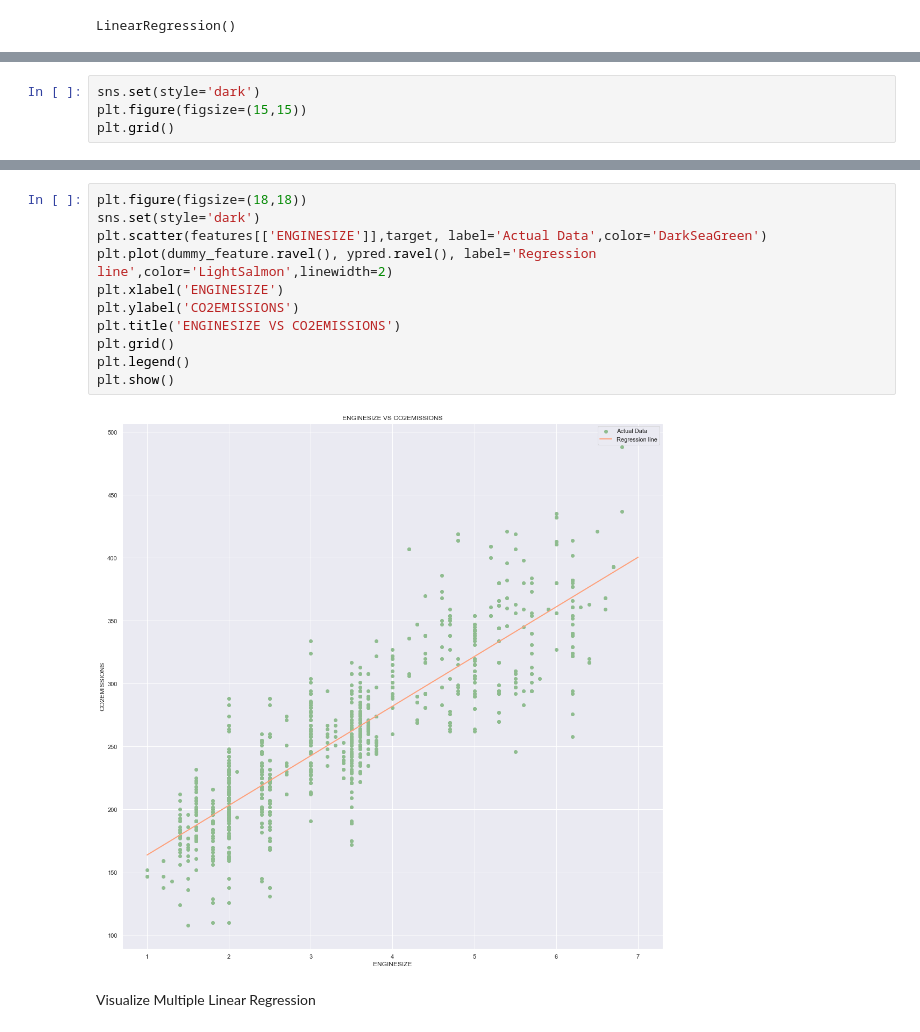
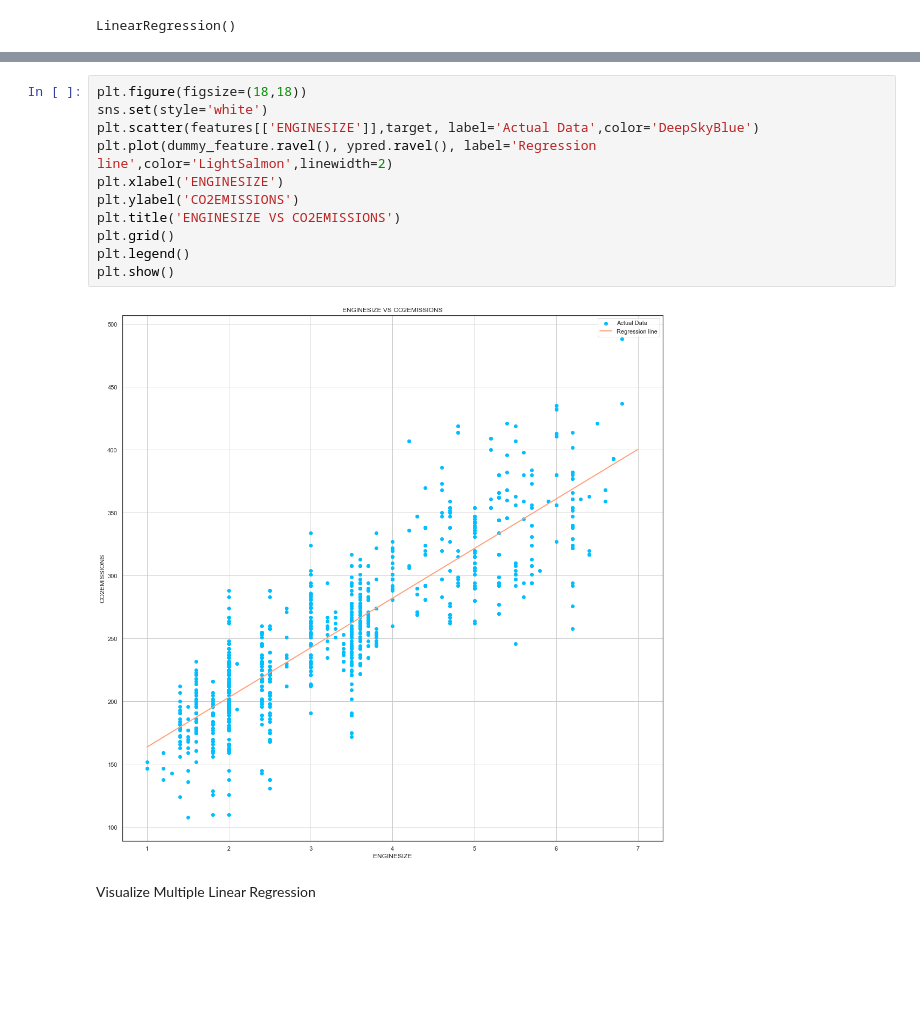
Before and after one commit to Rasel-25/ML, a Jupyter notebook: LinearRegression/Fuel Consumption/Linear_Regression.ipynb, the cells around one changed output, grey strips where cells are left out. Drawn from its saved outputs; the diff is of its cells as text; blank space fills up the shorter version.

```diff
--- a/LinearRegression/Fuel Consumption/Linear_Regression.ipynb
+++ b/LinearRegression/Fuel Consumption/Linear_Regression.ipynb
@@ -574,7 +743,3 @@ array([163.81439263, 165.00355464, 166.19271665, 167.38187866,
        387.37685041, 388.56601242, 389.75517443, 390.94433644,
        392.13349845, 393.32266046, 394.51182247, 395.70098448,
        396.89014649, 398.0793085 , 399.26847051, 400.45763252])
-# %%
-sns.set(style='dark')
-plt.figure(figsize=(15,15))
-plt.grid()
@@ -583,16 +746,16 @@ plt.grid()
 # %%
 plt.figure(figsize=(18,18))
-sns.set(style='dark')
-plt.scatter(features[['ENGINESIZE']],target, label='Actual Data',color='DarkSeaGreen')
+sns.set(style='white')
+plt.scatter(features[['ENGINESIZE']],target, label='Actual Data',color='DeepSkyBlue')
 plt.plot(dummy_feature.ravel(), ypred.ravel(), label='Regression line',color='LightSalmon',linewidth=2)
 plt.xlabel('ENGINESIZE')
 plt.ylabel('CO2EMISSIONS')
 plt.title('ENGINESIZE VS CO2EMISSIONS')
 plt.grid()
 plt.legend()
 plt.show()
 # %% [output]
-[figure, old version]
+[figure, new version]
 # %% [markdown]
 Visualize Multiple Linear Regression
 # %%
```
Also changed, not shown: parts of 24 cells of this notebook.
